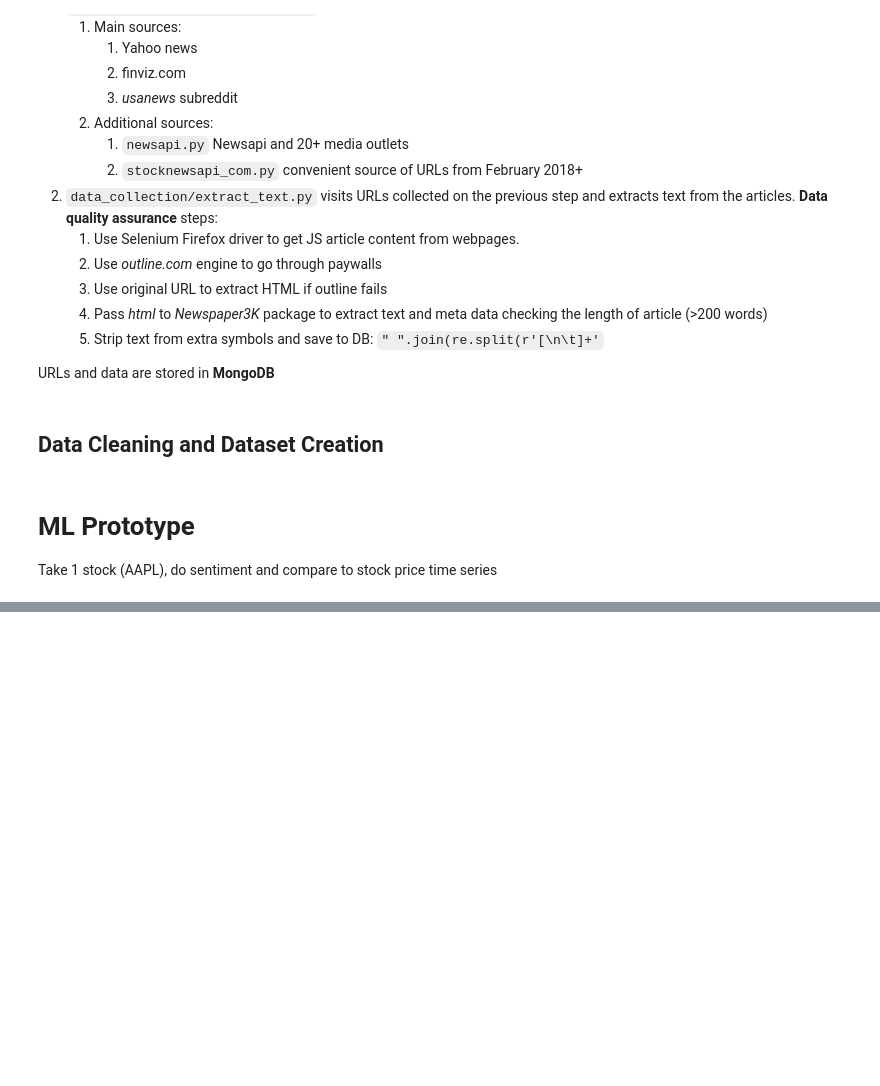
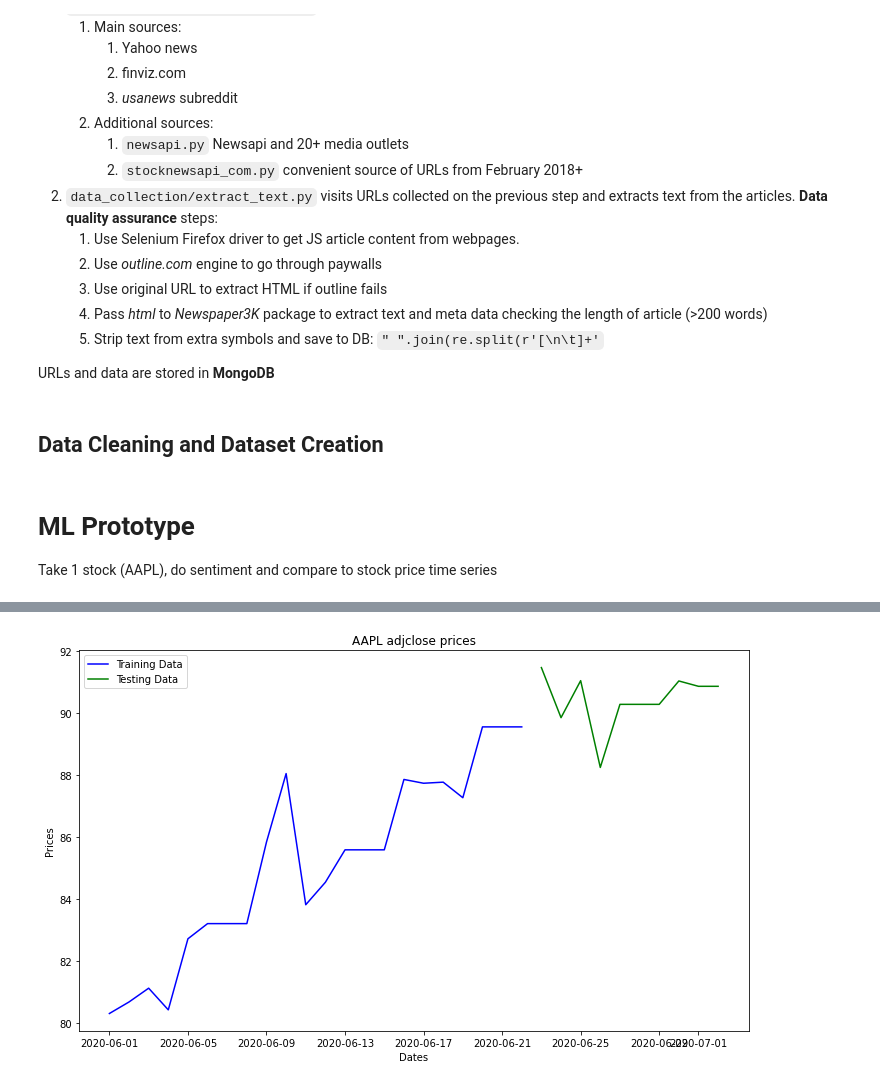
Before and after one commit to yegorkryukov/stockai, a Jupyter notebook: notebooks/create_dataset.ipynb, the cells around one changed output, grey strips where cells are left out. Drawn from its saved outputs; the diff is of its cells as text; code cells hidden in the pictures; blank space fills up the shorter version.

```diff
--- a/notebooks/create_dataset.ipynb
+++ b/notebooks/create_dataset.ipynb
@@ -285,0 +312,12 @@ SVM
+# %%
+train_data, test_data = t_combined.iloc[0:int(len(t_combined)*0.7), :], t_combined.iloc[int(len(t_combined)*0.7):, :]
+
+plt.figure(figsize=(12,7))
+plt.title(f'{ticker} adjclose prices')
+plt.xlabel('Dates')
+plt.ylabel('Prices')
+plt.plot(train_data.adjclose, 'blue', label='Training Data')
+plt.plot(test_data.adjclose, 'green', label='Testing Data')
+plt.legend();
+# %% [output]
+[figure, added]
```
Also changed, not shown: parts of 15 cells of this notebook.
